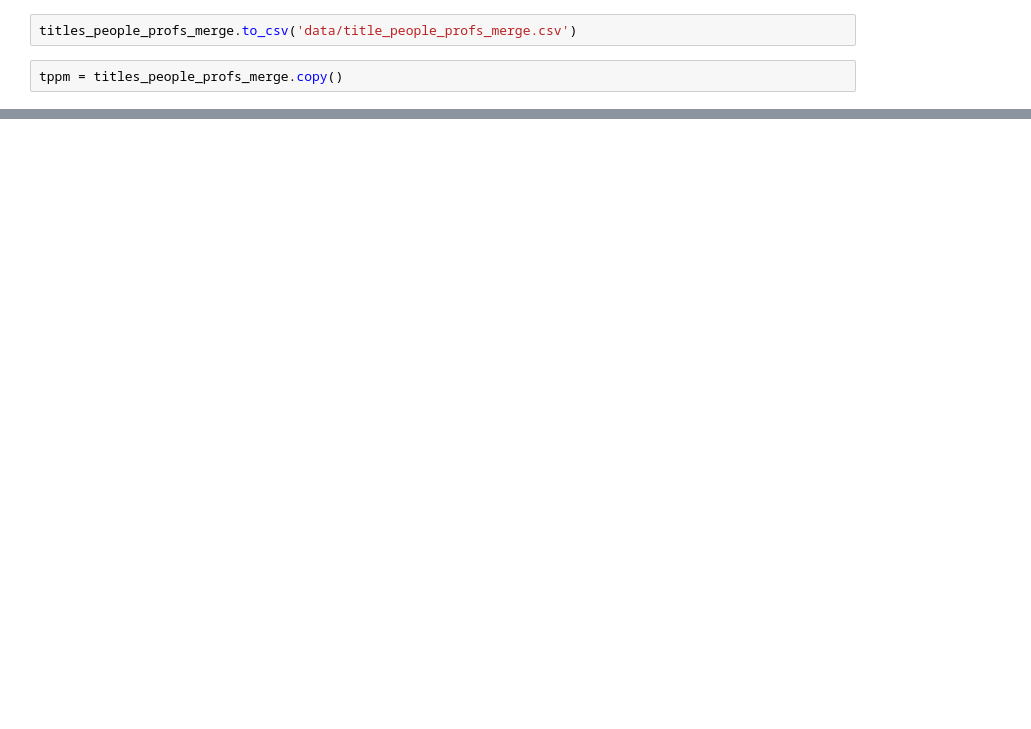
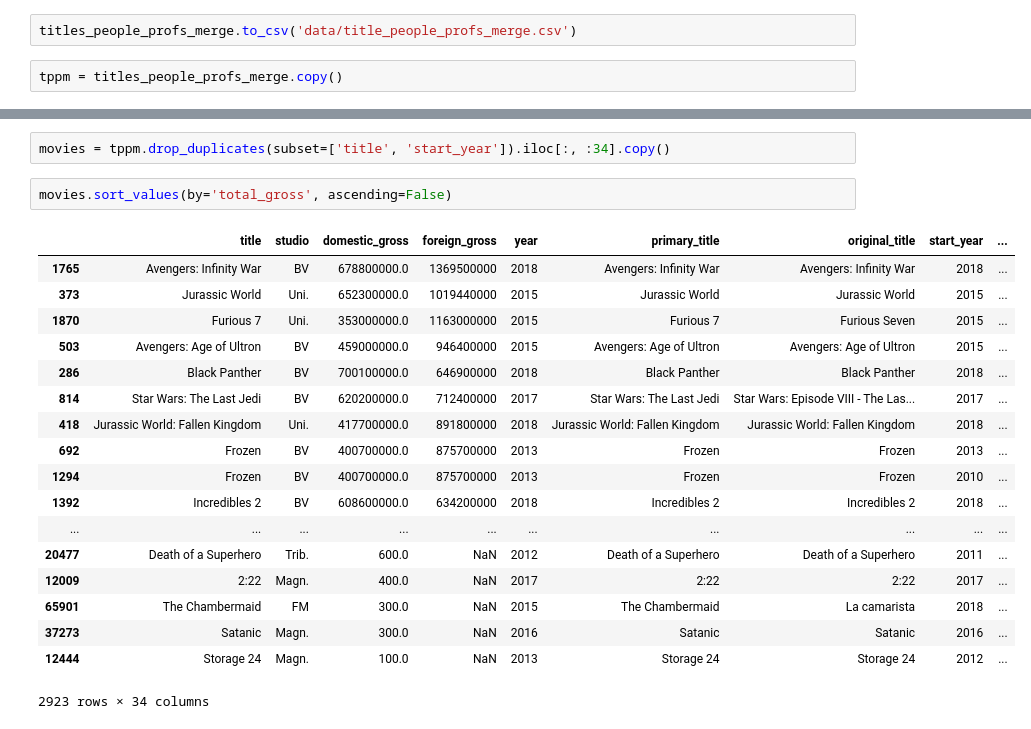
Before and after one commit to aschams/FlatironProject1, a Jupyter notebook: ASchams_notebook.ipynb, the cells around one changed output, grey strips where cells are left out. Drawn from its saved outputs; the diff is of its cells as text; blank space fills up the shorter version.

```diff
--- a/ASchams_notebook.ipynb
+++ b/ASchams_notebook.ipynb
@@ -194,0 +285,23 @@ tppm = titles_people_profs_merge.copy()
+# %%
+movies = tppm.drop_duplicates(subset=['title', 'start_year']).iloc[:, :34].copy()
+# %%
+movies.sort_values(by='total_gross', ascending=False)
+# %% [output]
+|  | title | studio | domestic_gross | foreign_gross | year | primary_title | original_title | start_year | ... |
+| 1765 | Avengers: Infinity War | BV | 678800000.0 | 1369500000 | 2018 | Avengers: Infinity War | Avengers: Infinity War | 2018 | ... |
+| 373 | Jurassic World | Uni. | 652300000.0 | 1019440000 | 2015 | Jurassic World | Jurassic World | 2015 | ... |
+| 1870 | Furious 7 | Uni. | 353000000.0 | 1163000000 | 2015 | Furious 7 | Furious Seven | 2015 | ... |
+| 503 | Avengers: Age of Ultron | BV | 459000000.0 | 946400000 | 2015 | Avengers: Age of Ultron | Avengers: Age of Ultron | 2015 | ... |
+| 286 | Black Panther | BV | 700100000.0 | 646900000 | 2018 | Black Panther | Black Panther | 2018 | ... |
+| 814 | Star Wars: The Last Jedi | BV | 620200000.0 | 712400000 | 2017 | Star Wars: The Last Jedi | Star Wars: Episode VIII - The Las... | 2017 | ... |
+| 418 | Jurassic World: Fallen Kingdom | Uni. | 417700000.0 | 891800000 | 2018 | Jurassic World: Fallen Kingdom | Jurassic World: Fallen Kingdom | 2018 | ... |
+| 692 | Frozen | BV | 400700000.0 | 875700000 | 2013 | Frozen | Frozen | 2013 | ... |
+| 1294 | Frozen | BV | 400700000.0 | 875700000 | 2013 | Frozen | Frozen | 2010 | ... |
+| 1392 | Incredibles 2 | BV | 608600000.0 | 634200000 | 2018 | Incredibles 2 | Incredibles 2 | 2018 | ... |
+| ... | ... | ... | ... | ... | ... | ... | ... | ... | ... |
+| 20477 | Death of a Superhero | Trib. | 600.0 | NaN | 2012 | Death of a Superhero | Death of a Superhero | 2011 | ... |
+| 12009 | 2:22 | Magn. | 400.0 | NaN | 2017 | 2:22 | 2:22 | 2017 | ... |
+| 65901 | The Chambermaid | FM | 300.0 | NaN | 2015 | The Chambermaid | La camarista | 2018 | ... |
+| 37273 | Satanic | Magn. | 300.0 | NaN | 2016 | Satanic | Satanic | 2016 | ... |
+| 12444 | Storage 24 | Magn. | 100.0 | NaN | 2013 | Storage 24 | Storage 24 | 2012 | ... |
+2923 rows × 34 columns
```
Also changed, not shown: parts of 16 cells of this notebook.
